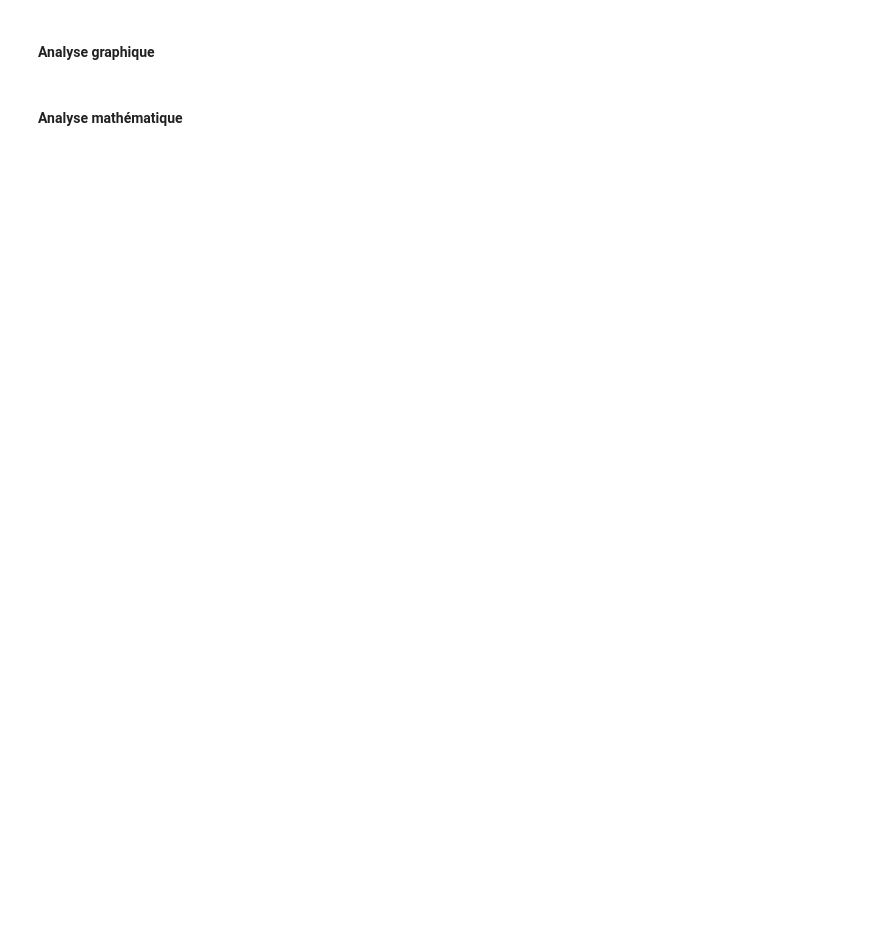
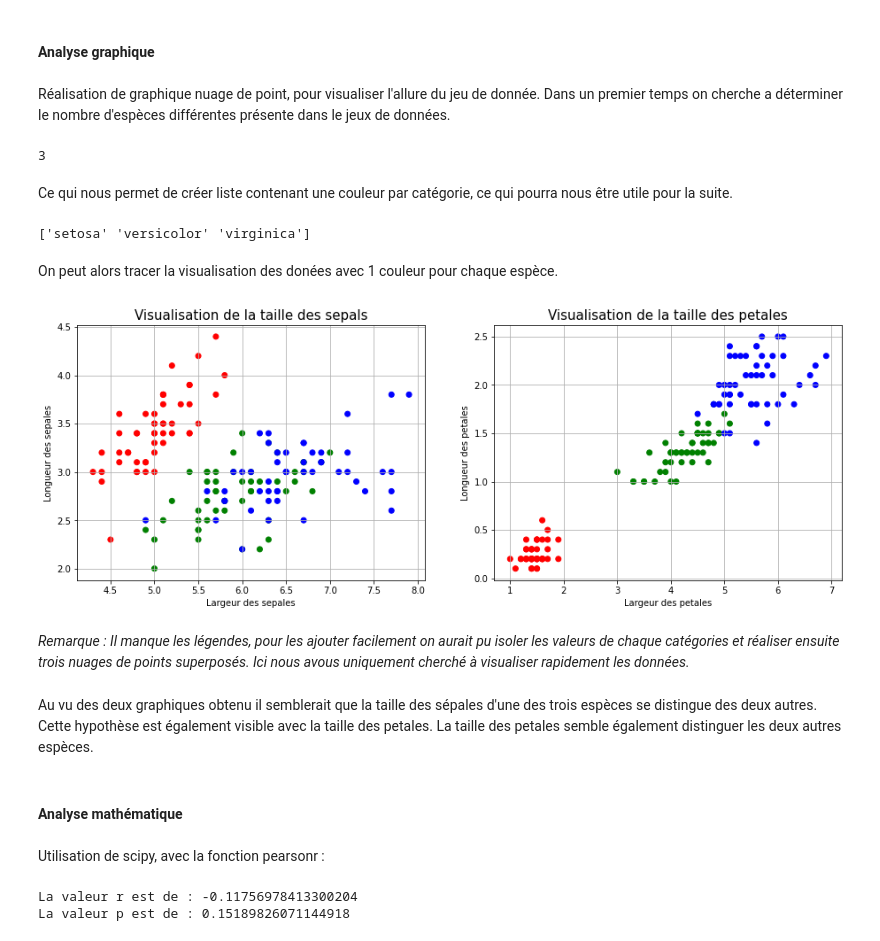
Before and after one commit to CassiaFa/Analyse_Donnees, a Jupyter notebook: analyse.ipynb, the cells around one changed output. Drawn from its saved outputs; the diff is of its cells as text; code cells hidden in the pictures; blank space fills up the shorter version.

Commit message:
Complétion du jupyter notebook
Avancer des exercices jusqu'à la fin.
Ajout des figures générer par je jupyter notebook

```diff
--- a/analyse.ipynb
+++ b/analyse.ipynb
@@ -345,0 +373,2 @@ data_tc
+# %%
+data_iris = pd.read_csv("./base_donnees/iris.csv")
@@ -346,4 +384,64 @@ data_tc
 # %% [markdown]
 #### Analyse graphique
+# %% [markdown]
+Réalisation de graphique nuage de point, pour visualiser l'allure du jeu de donnée. Dans un premier temps on cherche a déterminer le nombre d'espèces différentes présente dans le jeux de données.
+# %%
+len(data_iris["espece"].unique())
+# %% [output]
+3
+# %% [markdown]
+Ce qui nous permet de créer liste contenant une couleur par catégorie, ce qui pourra nous être utile pour la suite.
+# %%
+legende_especes = data_iris["espece"].unique()
+print(legende_especes)
+# %% [output]
+['setosa' 'versicolor' 'virginica']
+# %%
+label_especes = labelE.fit_transform(data_iris["espece"])
+couleur_cat = np.array(['r','g','b'])
+# %% [markdown]
+On peut alors tracer la visualisation des donées avec 1 couleur pour chaque espèce.
+# %%
+fig, (ax1, ax2) = plt.subplots(1, 2)
+
+# ax1 = plt.subplot(121)
+ax1.scatter(data_iris["longueur_sepal"], data_iris["largeur_sepal"], c=couleur_cat[label_especes])
+ax1.set_title("Visualisation de la taille des sepals", fontsize = 15)
+ax1.set_xlabel("Largeur des sepales")
+ax1.set_ylabel("Longueur des sepales")
+ax1.grid(True)
+
+# ax2 = plt.subplot(122)
+ax2.scatter(data_iris["longueur_petal"], data_iris["largeur_petal"], c=couleur_cat[label_especes])
+ax2.set_title("Visualisation de la taille des petales", fontsize = 15)
+ax2.set_xlabel("Largeur des petales")
+ax2.set_ylabel("Longueur des petales")
+ax2.grid(True)
+
+plt.subplots_adjust(left = 0,
+           bottom = 0,
+           right = 2, # Largeur du graphique
+           top = 1, # Hauteur du graphique
+           wspace = 0.2,
+           hspace = 0)
+
+plt.savefig("./Figures/nuage_point_especes.png")
+plt.show()
+# %% [output]
+[figure, added]
+# %% [markdown]
+*Remarque : Il manque les légendes, pour les ajouter facilement on aurait pu isoler les valeurs de chaque catégories et réaliser ensuite trois nuages de points superposés. Ici nous avous uniquement cherché à visualiser rapidement les données.*
+# %% [markdown]
+Au vu des deux graphiques obtenu il semblerait que la taille des sépales d'une des trois espèces se distingue des deux autres. Cette hypothèse est également visible avec la taille des petales. La taille des petales semble également distinguer les deux autres espèces.
 # %% [markdown]
 #### Analyse mathématique
+# %% [markdown]
+Utilisation de scipy, avec la fonction pearsonr :
+# %%
+# Calcul de la valeur r et p entre les variable largeur_sepal et longueur_sepal
+r_sepal, p_sepal = stats.pearsonr(data_iris["largeur_sepal"],data_iris["longueur_sepal"])
+print("La valeur r est de : " + str(r_sepal))
+print("La valeur p est de : " + str(p_sepal))
+# %% [output]
+La valeur r est de : -0.11756978413300204
+La valeur p est de : 0.15189826071144918
```
Also changed, not shown: parts of 35 cells of this notebook, 4 other files.
